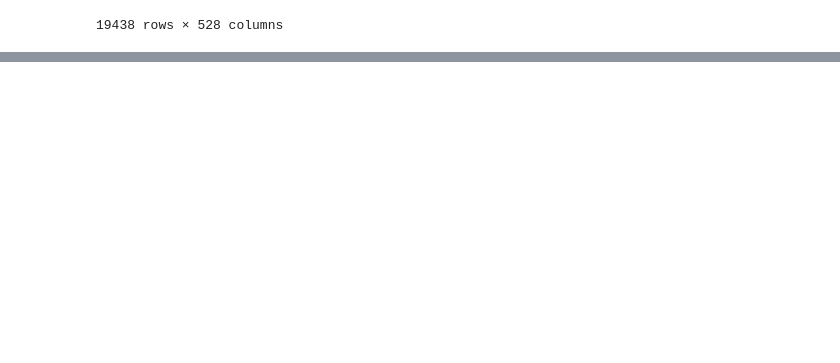
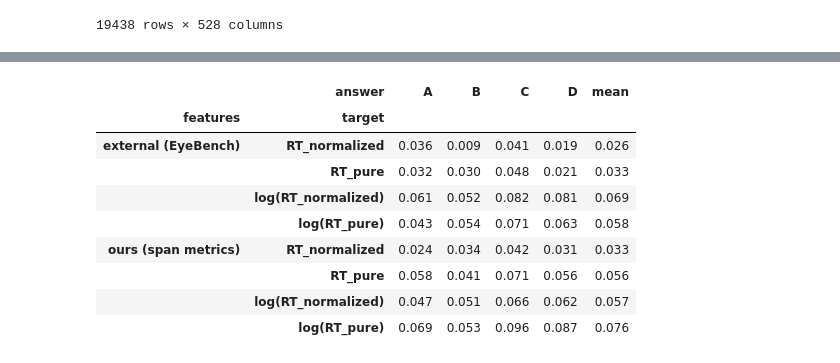
Before and after one commit to Mormorfor/QA_eyetracking, a Jupyter notebook: notebooks/text_associations.ipynb, the cells around one changed output, grey strips where cells are left out. Cells and saved outputs as stored; diff of their text form; code cells hidden in the pictures; blank space fills up the shorter version.

Commit message:
adjust RT predictor, still bad

```diff
--- a/notebooks/text_associations.ipynb
+++ b/notebooks/text_associations.ipynb
@@ -553,0 +545,28 @@ trial_features
+# %%
+from src.predictive_modeling.answer_RTs.model_data import (
+    build_external_answer_rt_model_df,
+    get_external_feature_cols,
+)
+
+# Same targets and same key as `answer_rt_model_df`, only the predictors differ.
+external_rt_model_df = build_external_answer_rt_model_df(trial_features=trial_features)
+EXTERNAL_FEATURE_COLS = get_external_feature_cols(external_rt_model_df)
+print("external model df:", external_rt_model_df.shape)
+print("n features chosen:", len(EXTERNAL_FEATURE_COLS))
+
+out_answer_rt_external = run_answer_rt_regression(
+    model_df=external_rt_model_df,
+    feature_cols=EXTERNAL_FEATURE_COLS,
+    rt_metric="RT_normalized",   # target: RT_normalized_answer_{A..D} ("RT_pure" also available)
+    model_kind="ridge",          # "ridge" or "linear"
+    alpha=1.0,
+    test_size=0.2,
+    random_state=42,
+)
+
+# per-answer held-out metrics
+display(out_answer_rt_external["metrics"].round(3))
+
+# coefficients and true/predicted
+plot_coefs(out_answer_rt_external)
+plot_true_pred(out_answer_rt_external)
@@ -553,0 +662,26 @@ trial_features
+# %%
+# All four targets at once, to compare. Takes ~4x the cell above.
+sweep_rows = []
+for metric in ("RT_pure", "RT_normalized"):
+    for log_target in (False, True):
+        label = f"log({metric})" if log_target else metric
+        for name, out in run_both_feature_sets(metric, log_target, verbose=False).items():
+            sweep_rows.append(out["metrics"].assign(features=name, target=label))
+
+rt_sweep = pd.concat(sweep_rows, ignore_index=True)
+rt_sweep_r2 = rt_sweep.pivot_table(
+    index=["features", "target"], columns="answer", values="r2"
+)
+rt_sweep_r2["mean"] = rt_sweep_r2.mean(axis=1)
+display(rt_sweep_r2.round(3))
+# %% [output]
+|  | answer | A | B | C | D | mean |
+| features | target |  |  |  |  |  |
+| external (EyeBench) | RT_normalized | 0.036 | 0.009 | 0.041 | 0.019 | 0.026 |
+|  | RT_pure | 0.032 | 0.030 | 0.048 | 0.021 | 0.033 |
+|  | log(RT_normalized) | 0.061 | 0.052 | 0.082 | 0.081 | 0.069 |
+|  | log(RT_pure) | 0.043 | 0.054 | 0.071 | 0.063 | 0.058 |
+| ours (span metrics) | RT_normalized | 0.024 | 0.034 | 0.042 | 0.031 | 0.033 |
+|  | RT_pure | 0.058 | 0.041 | 0.071 | 0.056 | 0.056 |
+|  | log(RT_normalized) | 0.047 | 0.051 | 0.066 | 0.062 | 0.057 |
+|  | log(RT_pure) | 0.069 | 0.053 | 0.096 | 0.087 | 0.076 |
```
Also changed, not shown: parts of 12 cells of this notebook, 5 other files.
